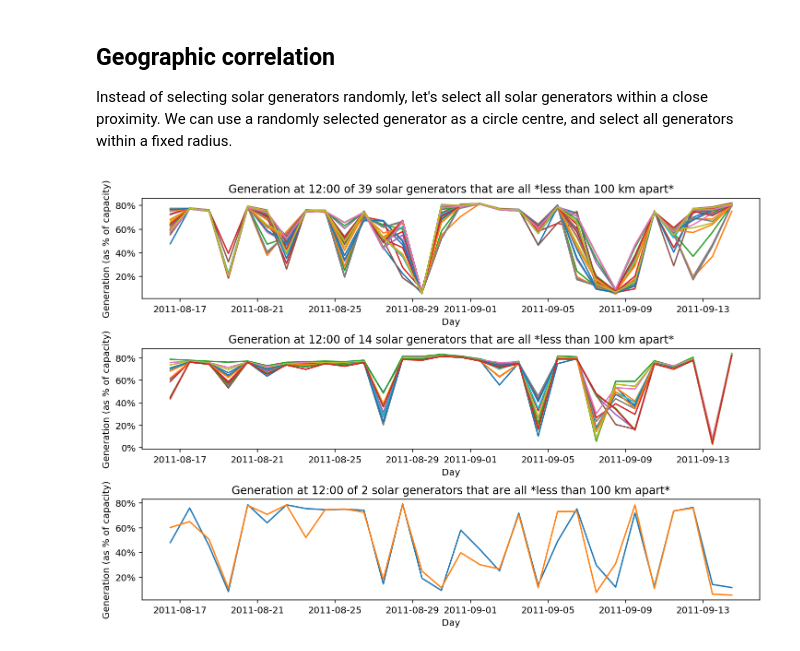
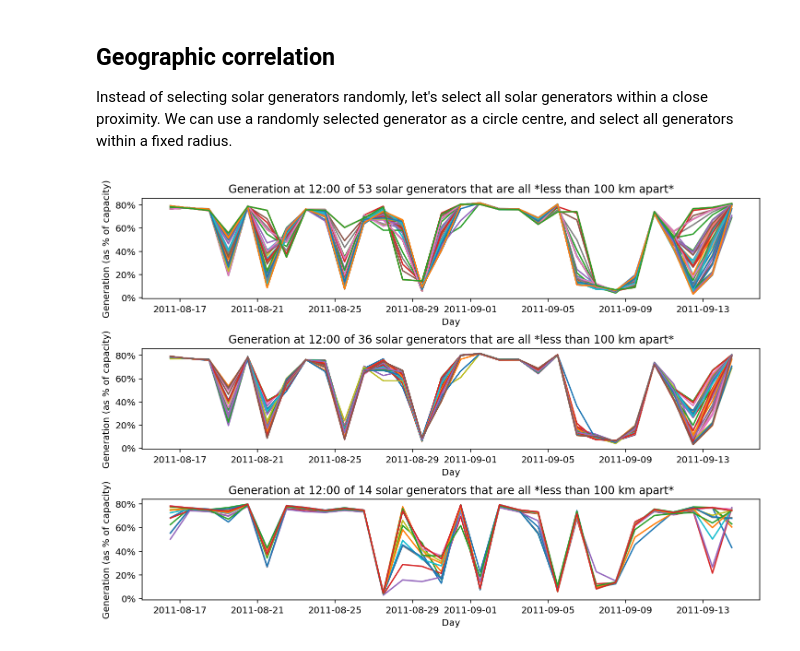
Before and after one commit to fonsp/grid-analysis, a Jupyter notebook: notebooks/explorative/Renewable generation correlation.ipynb, the cells around one changed output. Saved outputs shown, nothing was run; the diff lists cells and outputs as text; code cells hidden in the pictures.

```diff
--- a/notebooks/explorative/Renewable generation correlation.ipynb
+++ b/notebooks/explorative/Renewable generation correlation.ipynb
@@ -126,5 +126,5 @@ for i,(x,y) in enumerate(solar_saturation[solar_selection].iteritems()):
 # %%
-polar_proj = True
+polar_proj = False
 
 solar_generation = network.generators_t.p_max_pu.loc[:,saturation_per_gen.carrier == 'Solar'] * gen_capacity.loc[saturation_per_gen.carrier == 'Solar']
 
@@ -194,32 +196,32 @@ Instead of selecting solar generators randomly, let's select all solar generator
 solar_bus_names = network.generators.bus[solar_saturation.columns]
 solar_locations = pd.DataFrame(data=network.buses.loc[solar_bus_names.values,:].loc[:,['x','y']].values,index=solar_saturation.columns, columns=['x','y'])
 
 s = lambda z: z*z
 dist = lambda a,b: (s(solar_locations.x[a] - solar_locations.x[b])+s(solar_locations.y[a] - solar_locations.y[b]))
 
 
 dist_lim_km = 50
-dist_lim_degree_squared = s(dist_lim_km * np.cos(50 * 180/np.pi) * 360/40000)
+dist_lim_degree_squared = s(dist_lim_km * np.cos(50 * np.pi / 180) * 360/40000)
 
 
 
 fig = plt.figure(figsize=(12,8))
 
 for i in range(3):
     ax = plt.subplot(3,1,i+1)
 
     first_gen = np.random.choice(solar_saturation.columns)
     solar_selection = solar_saturation.loc[:,[dist(a,first_gen) < dist_lim_degree_squared for a in solar_saturation.columns]].columns
     selected_saturation = solar_saturation[solar_selection].loc[times,:]
 
     for gen_name in selected_saturation:
         plt.plot(times, selected_saturation[gen_name])
 
     plt.title(f"Generation at {hour}:00 of {len(solar_selection)} solar generators that are all *less than {dist_lim_km*2} km apart*")
     plt.xlabel("Day")
     plt.ylabel("Generation (as % of capacity)")
     ax.yaxis.set_major_formatter(matplotlib.ticker.FuncFormatter(lambda z, _: '{:.0%}'.format(z)))
 
 fig.subplots_adjust(hspace=.5)
 # %% [output]
-[figure, old version]
+[figure, new version]
```
Also changed, not shown: parts of 3 cells of this notebook, 1 other file.
